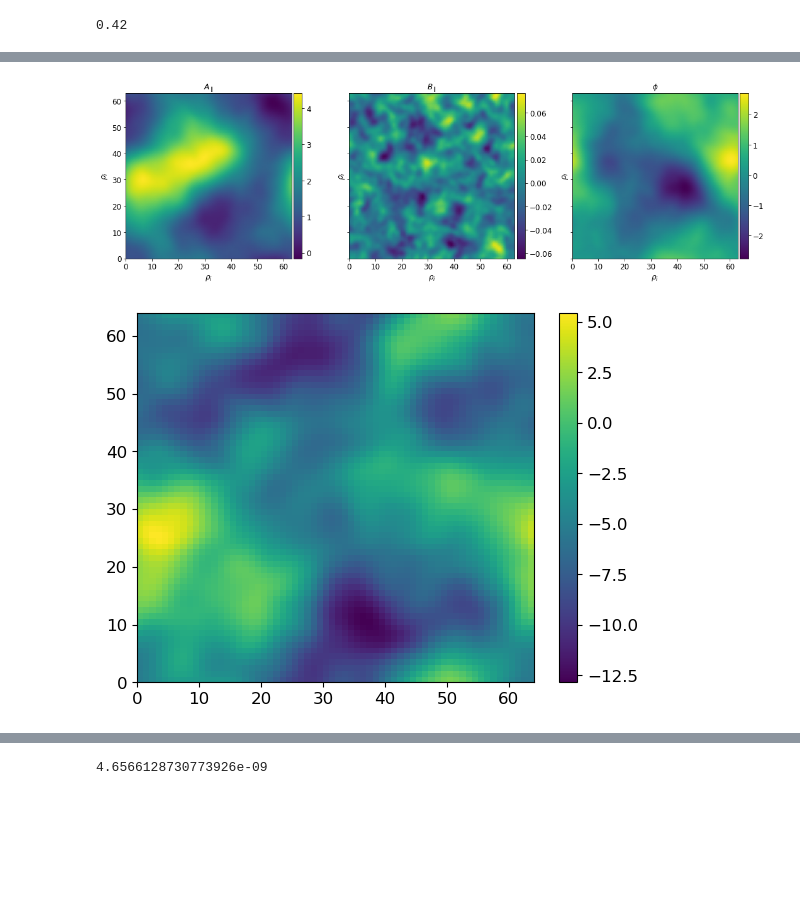
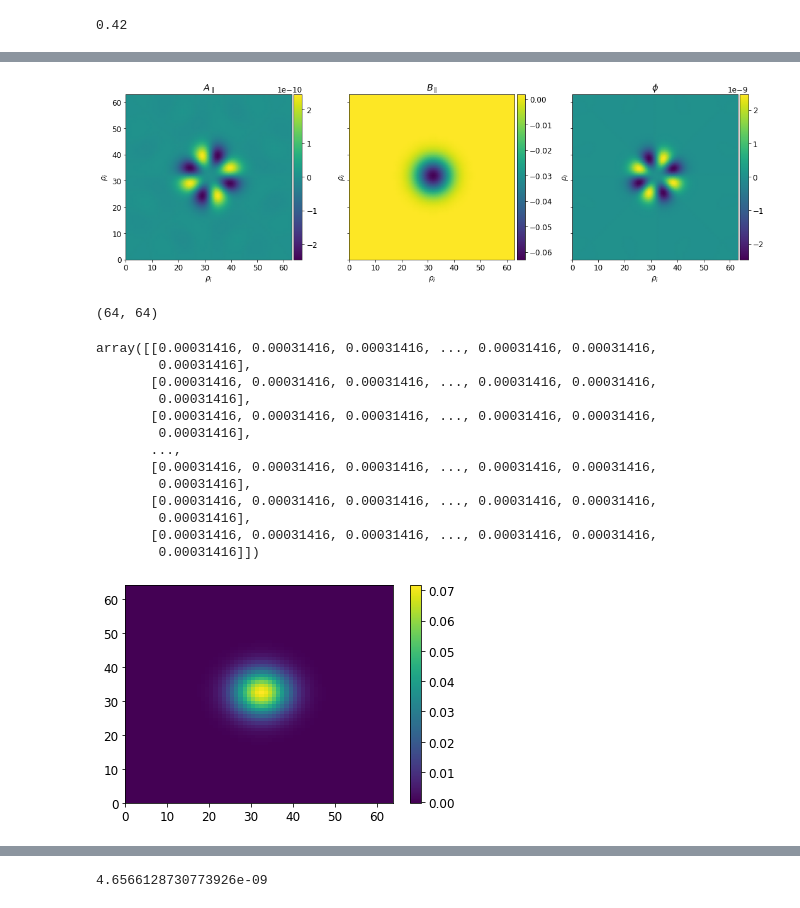
Before and after one commit to Alcauchy/ALLIANCE, a Jupyter notebook: post/ControlOfAlliance.ipynb, the cells around one changed output, grey strips where cells are left out. Drawn from its saved outputs; the diff is of its cells as text; code cells hidden in the pictures; blank space fills up the shorter version.

```diff
--- a/post/ControlOfAlliance.ipynb
+++ b/post/ControlOfAlliance.ipynb
@@ -253,12 +274,32 @@ plotFields(7,2)
 # %%
-plotFields(15,37)
+plotFields(15,45)
 # %% [output]
-[figure, old version]
+[figure, new version]
+# %%
+distr["hr"][...,0,0,0,0].shape
+# %% [output]
+(64, 64)
+# %%
+distr["hr"][...,32,0,0,0]
+# %% [output]
+array([[0.00031416, 0.00031416, 0.00031416, ..., 0.00031416, 0.00031416,
+        0.00031416],
+       [0.00031416, 0.00031416, 0.00031416, ..., 0.00031416, 0.00031416,
+        0.00031416],
+       [0.00031416, 0.00031416, 0.00031416, ..., 0.00031416, 0.00031416,
+        0.00031416],
+       ...,
+       [0.00031416, 0.00031416, 0.00031416, ..., 0.00031416, 0.00031416,
+        0.00031416],
+       [0.00031416, 0.00031416, 0.00031416, ..., 0.00031416, 0.00031416,
+        0.00031416],
+       [0.00031416, 0.00031416, 0.00031416, ..., 0.00031416, 0.00031416,
+        0.00031416]])
 # %%
-
+loadDistributions(BASE_PATH,2000)
 plt.figure()
-plt.pcolormesh(distr["hr"][...,0,0,0,0])
+plt.pcolormesh(distr["hr"][...,40,1,0,0])
 plt.colorbar()
 plt.show()
 # %% [output]
-[figure, old version]
+[figure, new version]
```
Also changed, not shown: parts of 44 cells of this notebook, 4 other files.
